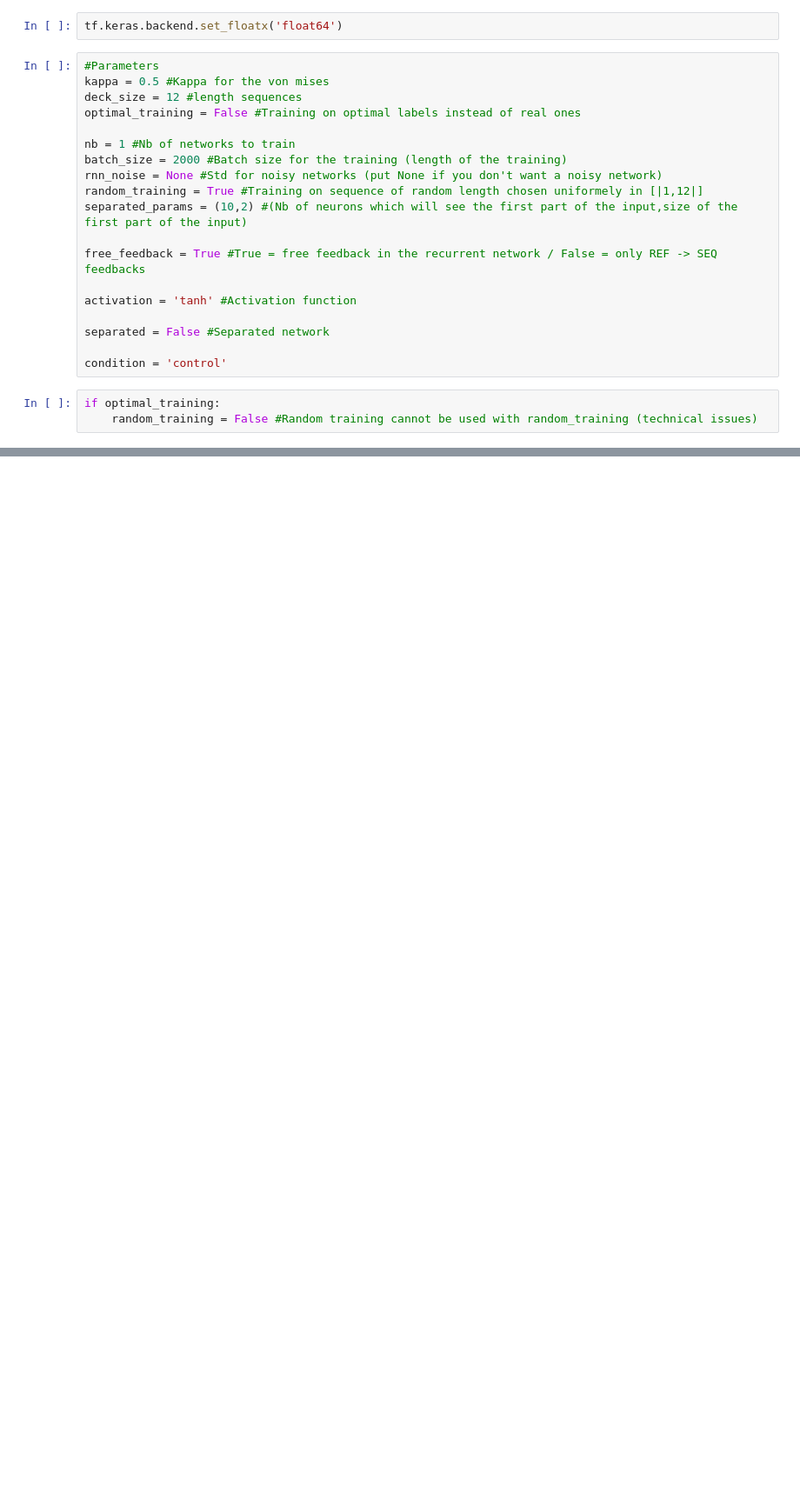
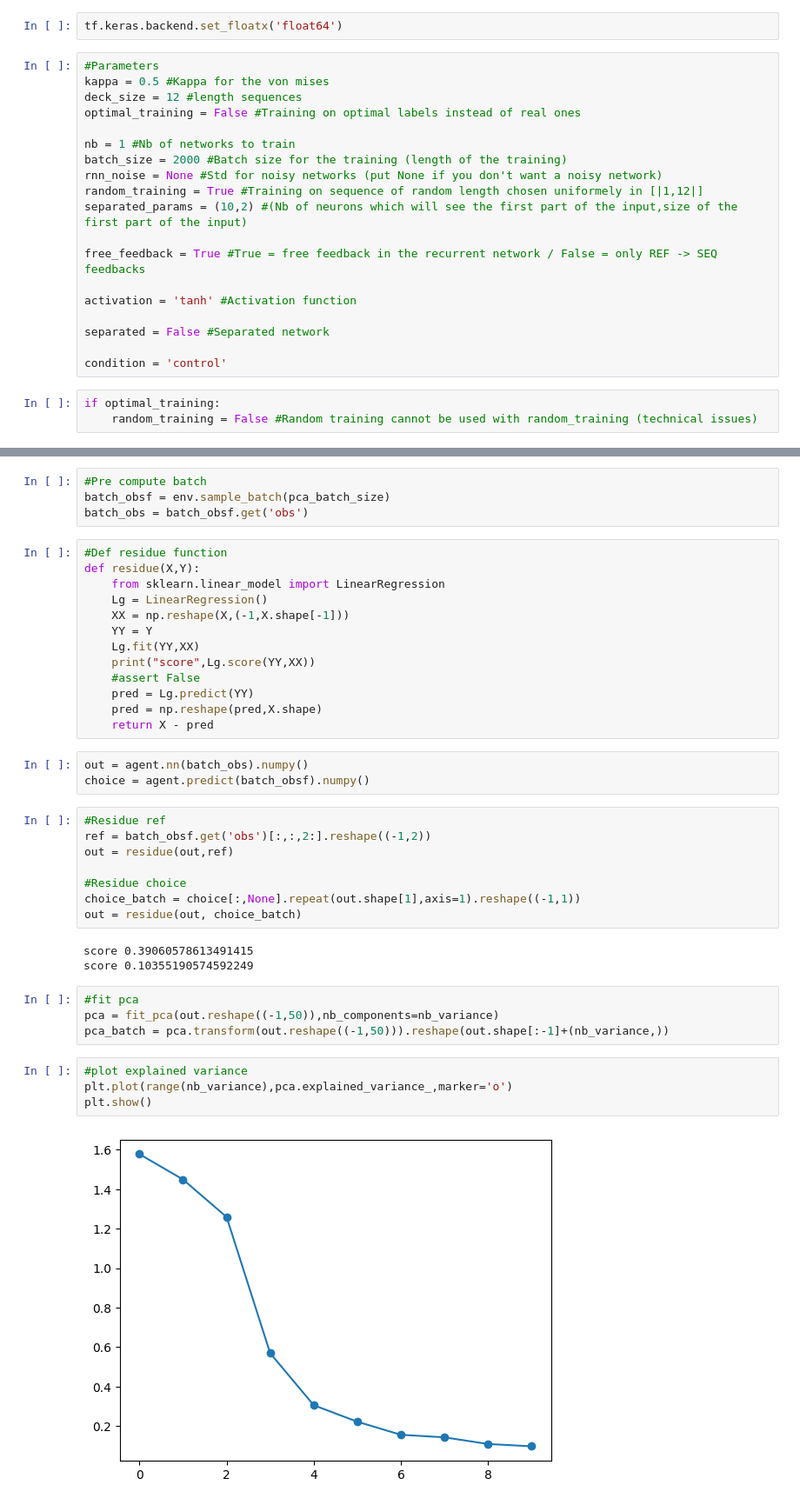
Before and after one commit to Nicolas-Yax/CATMAP-RNN, a Jupyter notebook: main.ipynb, the cells around one changed output, grey strips where cells are left out. Shown: that part at 87% size. Cells and saved outputs as stored; diff of their text form; blank space fills up the shorter version.

```diff
--- a/main.ipynb
+++ b/main.ipynb
@@ -112,0 +98,41 @@ plt.show()
+# %%
+#Pre compute batch
+batch_obsf = env.sample_batch(pca_batch_size)
+batch_obs = batch_obsf.get('obs')
+# %%
+#Def residue function
+def residue(X,Y):
+    from sklearn.linear_model import LinearRegression
+    Lg = LinearRegression()
+    XX = np.reshape(X,(-1,X.shape[-1]))
+    YY = Y
+    Lg.fit(YY,XX)
+    print("score",Lg.score(YY,XX))
+    #assert False
+    pred = Lg.predict(YY)
+    pred = np.reshape(pred,X.shape)
+    return X - pred
+# %%
+out = agent.nn(batch_obs).numpy()
+choice = agent.predict(batch_obsf).numpy()
+# %%
+#Residue ref
+ref = batch_obsf.get('obs')[:,:,2:].reshape((-1,2))
+out = residue(out,ref)
+
+#Residue choice
+choice_batch = choice[:,None].repeat(out.shape[1],axis=1).reshape((-1,1))
+out = residue(out, choice_batch)
+# %% [output]
+score 0.39060578613491415
+score 0.10355190574592249
+# %%
+#fit pca
+pca = fit_pca(out.reshape((-1,50)),nb_components=nb_variance)
+pca_batch = pca.transform(out.reshape((-1,50))).reshape(out.shape[:-1]+(nb_variance,))
+# %%
+#plot explained variance
+plt.plot(range(nb_variance),pca.explained_variance_,marker='o')
+plt.show()
+# %% [output]
+[figure, added]
```
Also changed, not shown: parts of 14 cells of this notebook, 1 other file.
